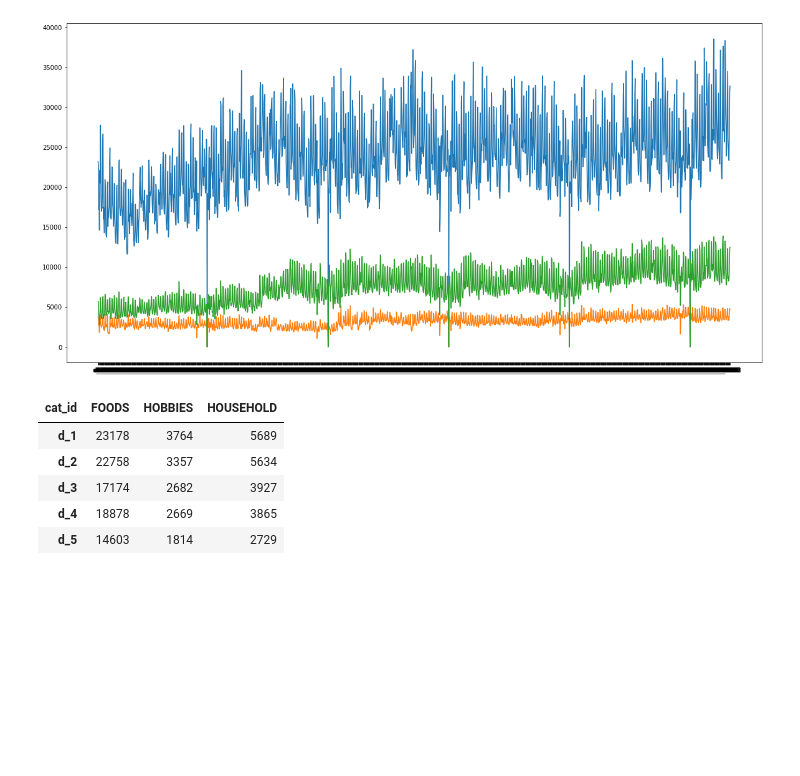
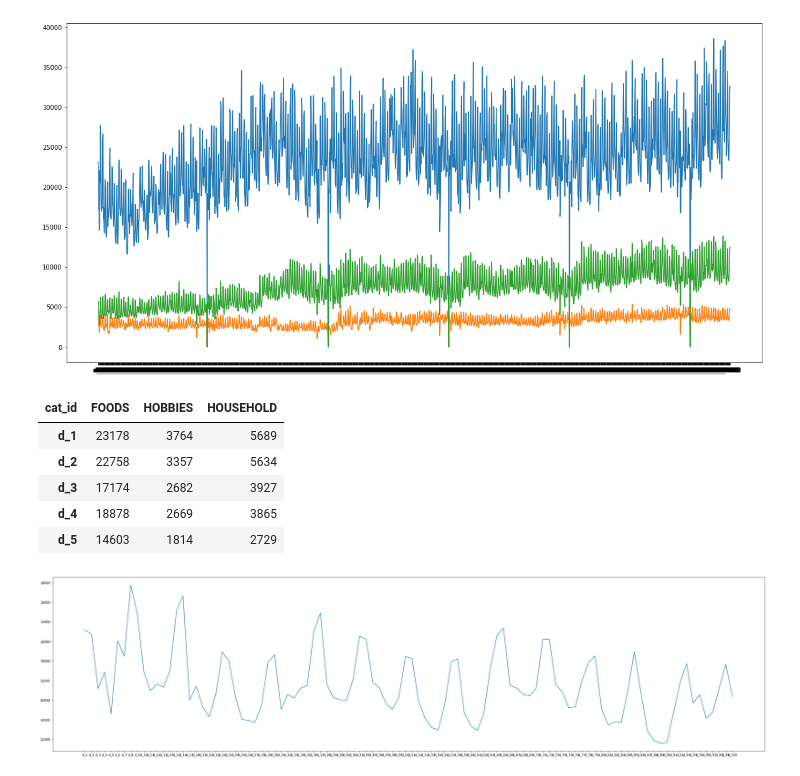
Before and after one commit to team2point0/M5-Forecasting, a Jupyter notebook: test- hamilton.ipynb, the cells around one changed output. Cells and saved outputs as stored; diff of their text form; code cells hidden in the pictures; blank space fills up the shorter version.

```diff
--- a/test- hamilton.ipynb
+++ b/test- hamilton.ipynb
@@ -77,5 +77,8 @@ cd.head()
 | d_4 | 18878 | 2669 | 3865 |
 | d_5 | 14603 | 1814 | 2729 |
 # %%
-plt.plot(cd.iloc[1:500])
+plt.figure(figsize=(40,10))
+plt.plot(cd.FOODS.iloc[0:100])
 plt.show()
+# %% [output]
+[figure, added]
```
Also changed, not shown: parts of 1 cell of this notebook.
